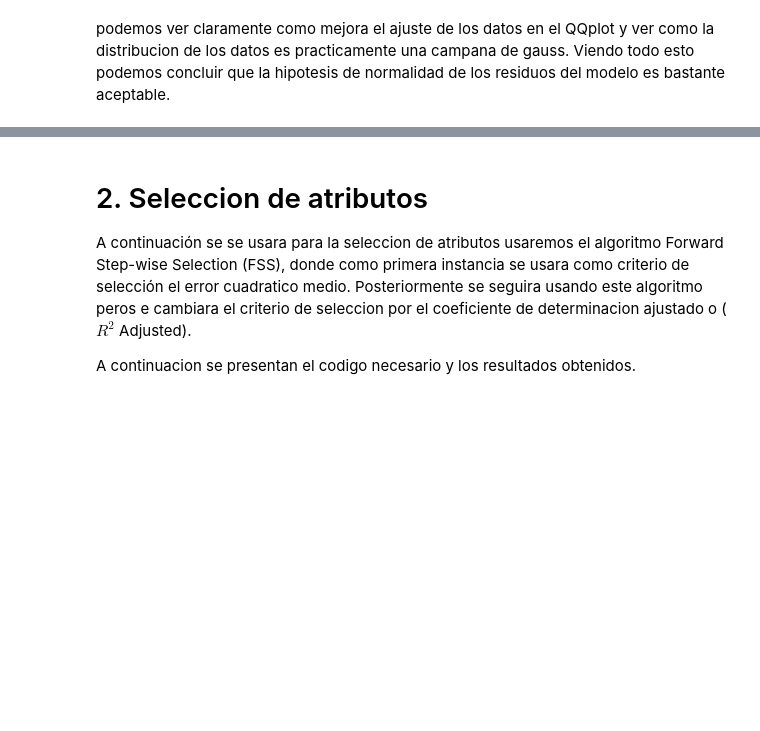
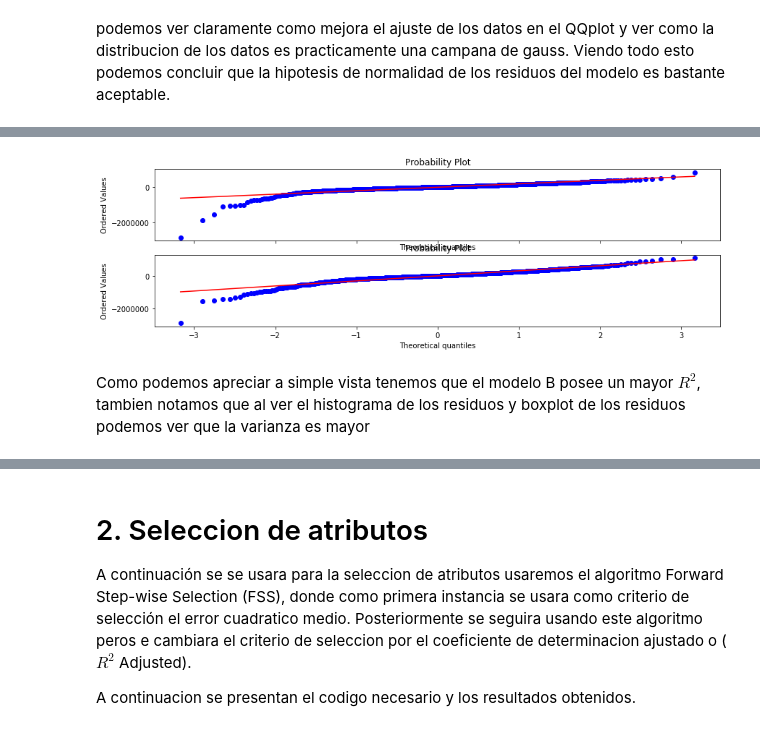
Before and after one commit to VitoVoti/ML_T1_LinReg, a Jupyter notebook: Tarea1 .ipynb, the cells around one changed output, grey strips where cells are left out. Cells and saved outputs as stored; diff of their text form; code cells hidden in the pictures; blank space fills up the shorter version.

```diff
--- a/Tarea1 .ipynb
+++ b/Tarea1 .ipynb
@@ -444,0 +477,9 @@ linreg_A.fit(Xtrain_A,ytrain_A)
+# %%
+f, axarr = plt.subplots(2, sharex=True)
+stats.probplot(residuos_A, dist="norm", plot=axarr[0])
+stats.probplot(residuos_B, dist="norm", plot=axarr[1])
+plt.show()
+# %% [output]
+[figure, added]
+# %% [markdown]
+Como podemos apreciar a simple vista tenemos que el modelo B posee un mayor $R^2$, tambien notamos que al ver el histograma de los residuos y boxplot de los residuos podemos ver que la varianza es mayor
```
Also changed, not shown: parts of 8 cells of this notebook.
